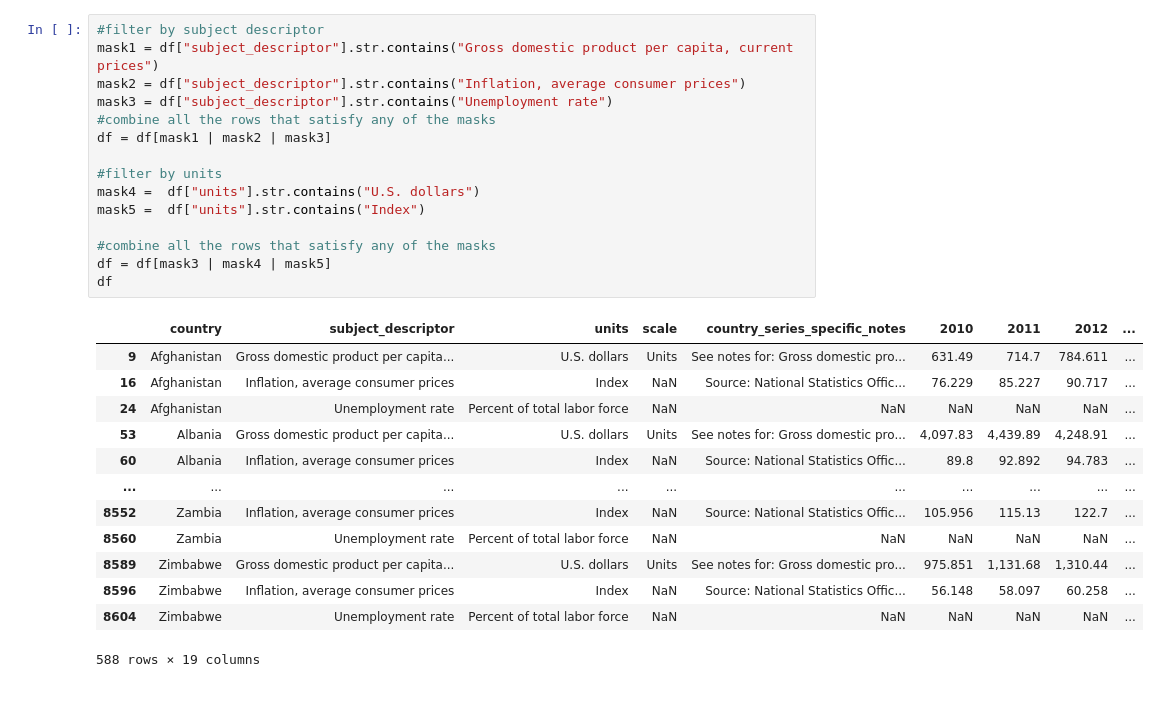
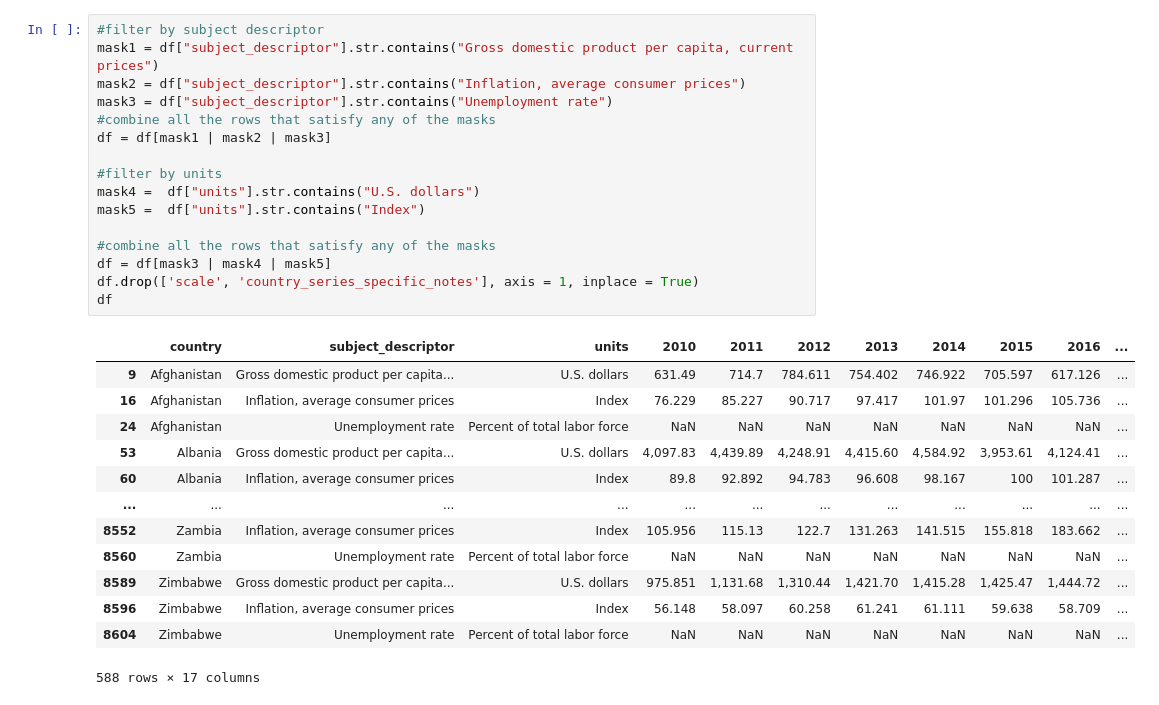
Before and after one commit to yilongsong/economy-happiness, a Jupyter notebook: econ_scraper.ipynb, the cells around one changed output. Drawn from its saved outputs; the diff is of its cells as text.

```diff
--- a/econ_scraper.ipynb
+++ b/econ_scraper.ipynb
@@ -87,29 +54,30 @@ print(df["subject_descriptor"].unique())
 # %%
 #filter by subject descriptor
 mask1 = df["subject_descriptor"].str.contains("Gross domestic product per capita, current prices")
 mask2 = df["subject_descriptor"].str.contains("Inflation, average consumer prices")
 mask3 = df["subject_descriptor"].str.contains("Unemployment rate")
 #combine all the rows that satisfy any of the masks
 df = df[mask1 | mask2 | mask3]
 
 #filter by units
 mask4 =  df["units"].str.contains("U.S. dollars")
 mask5 =  df["units"].str.contains("Index")
 
 #combine all the rows that satisfy any of the masks
 df = df[mask3 | mask4 | mask5]
+df.drop(['scale', 'country_series_specific_notes'], axis = 1, inplace = True)
 df
 # %% [output]
-|  | country | subject_descriptor | units | scale | country_series_specific_notes | 2010 | 2011 | 2012 | ... |
-| 9 | Afghanistan | Gross domestic product per capita... | U.S. dollars | Units | See notes for: Gross domestic pro... | 631.49 | 714.7 | 784.611 | ... |
-| 16 | Afghanistan | Inflation, average consumer prices | Index | NaN | Source: National Statistics Offic... | 76.229 | 85.227 | 90.717 | ... |
-| 24 | Afghanistan | Unemployment rate | Percent of total labor force | NaN | NaN | NaN | NaN | NaN | ... |
-| 53 | Albania | Gross domestic product per capita... | U.S. dollars | Units | See notes for: Gross domestic pro... | 4,097.83 | 4,439.89 | 4,248.91 | ... |
-| 60 | Albania | Inflation, average consumer prices | Index | NaN | Source: National Statistics Offic... | 89.8 | 92.892 | 94.783 | ... |
-| ... | ... | ... | ... | ... | ... | ... | ... | ... | ... |
-| 8552 | Zambia | Inflation, average consumer prices | Index | NaN | Source: National Statistics Offic... | 105.956 | 115.13 | 122.7 | ... |
-| 8560 | Zambia | Unemployment rate | Percent of total labor force | NaN | NaN | NaN | NaN | NaN | ... |
-| 8589 | Zimbabwe | Gross domestic product per capita... | U.S. dollars | Units | See notes for: Gross domestic pro... | 975.851 | 1,131.68 | 1,310.44 | ... |
-| 8596 | Zimbabwe | Inflation, average consumer prices | Index | NaN | Source: National Statistics Offic... | 56.148 | 58.097 | 60.258 | ... |
-| 8604 | Zimbabwe | Unemployment rate | Percent of total labor force | NaN | NaN | NaN | NaN | NaN | ... |
+|  | country | subject_descriptor | units | 2010 | 2011 | 2012 | 2013 | 2014 | 2015 | 2016 | ... |
+| 9 | Afghanistan | Gross domestic product per capita... | U.S. dollars | 631.49 | 714.7 | 784.611 | 754.402 | 746.922 | 705.597 | 617.126 | ... |
+| 16 | Afghanistan | Inflation, average consumer prices | Index | 76.229 | 85.227 | 90.717 | 97.417 | 101.97 | 101.296 | 105.736 | ... |
+| 24 | Afghanistan | Unemployment rate | Percent of total labor force | NaN | NaN | NaN | NaN | NaN | NaN | NaN | ... |
+| 53 | Albania | Gross domestic product per capita... | U.S. dollars | 4,097.83 | 4,439.89 | 4,248.91 | 4,415.60 | 4,584.92 | 3,953.61 | 4,124.41 | ... |
+| 60 | Albania | Inflation, average consumer prices | Index | 89.8 | 92.892 | 94.783 | 96.608 | 98.167 | 100 | 101.287 | ... |
+| ... | ... | ... | ... | ... | ... | ... | ... | ... | ... | ... | ... |
+| 8552 | Zambia | Inflation, average consumer prices | Index | 105.956 | 115.13 | 122.7 | 131.263 | 141.515 | 155.818 | 183.662 | ... |
+| 8560 | Zambia | Unemployment rate | Percent of total labor force | NaN | NaN | NaN | NaN | NaN | NaN | NaN | ... |
+| 8589 | Zimbabwe | Gross domestic product per capita... | U.S. dollars | 975.851 | 1,131.68 | 1,310.44 | 1,421.70 | 1,415.28 | 1,425.47 | 1,444.72 | ... |
+| 8596 | Zimbabwe | Inflation, average consumer prices | Index | 56.148 | 58.097 | 60.258 | 61.241 | 61.111 | 59.638 | 58.709 | ... |
+| 8604 | Zimbabwe | Unemployment rate | Percent of total labor force | NaN | NaN | NaN | NaN | NaN | NaN | NaN | ... |
-588 rows × 19 columns
+588 rows × 17 columns
```
Also changed, not shown: parts of 8 cells of this notebook.
